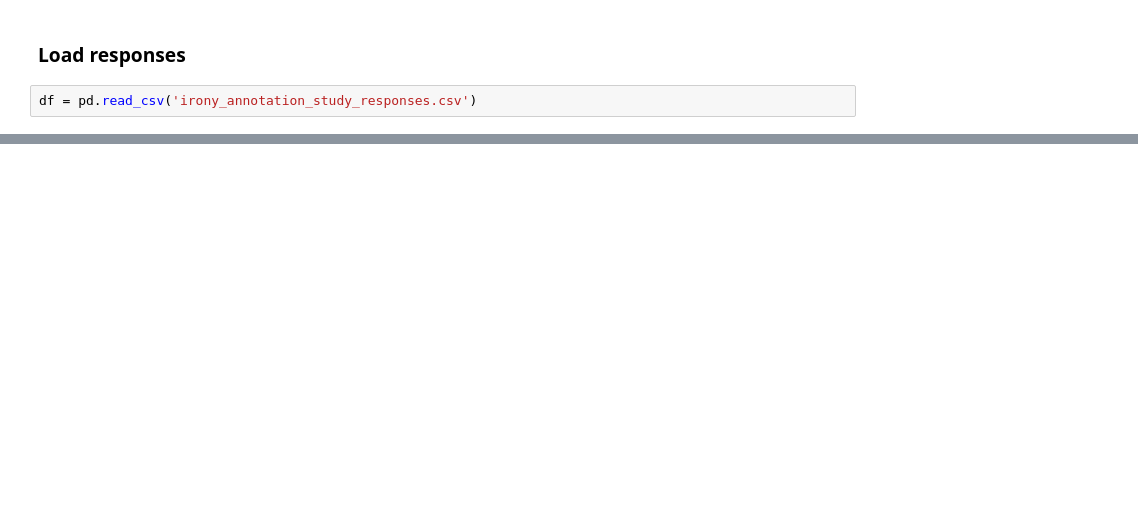
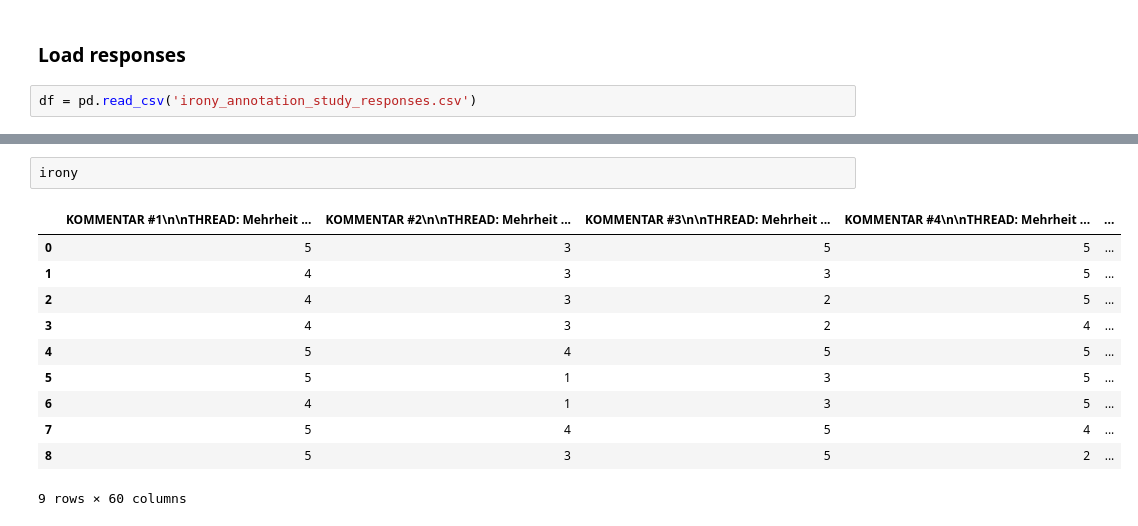
Before and after one commit to sevenbanisch/KIT-KI-Seminar, a Jupyter notebook: irony-llm/compare_results.ipynb, the cells around one changed output, grey strips where cells are left out. Saved outputs shown, nothing was run; the diff lists cells and outputs as text; blank space fills up the shorter version.

```diff
--- a/irony-llm/compare_results.ipynb
+++ b/irony-llm/compare_results.ipynb
@@ -14,0 +63,14 @@ df[:1]
+# %%
+irony
+# %% [output]
+|  | KOMMENTAR #1\n\nTHREAD: Mehrheit ... | KOMMENTAR #2\n\nTHREAD: Mehrheit ... | KOMMENTAR #3\n\nTHREAD: Mehrheit ... | KOMMENTAR #4\n\nTHREAD: Mehrheit ... | ... |
+| 0 | 5 | 3 | 5 | 5 | ... |
+| 1 | 4 | 3 | 3 | 5 | ... |
+| 2 | 4 | 3 | 2 | 5 | ... |
+| 3 | 4 | 3 | 2 | 4 | ... |
+| 4 | 5 | 4 | 5 | 5 | ... |
+| 5 | 5 | 1 | 3 | 5 | ... |
+| 6 | 4 | 1 | 3 | 5 | ... |
+| 7 | 5 | 4 | 5 | 4 | ... |
+| 8 | 5 | 3 | 5 | 2 | ... |
+9 rows × 60 columns
```
Also changed, not shown: parts of 14 cells of this notebook.
